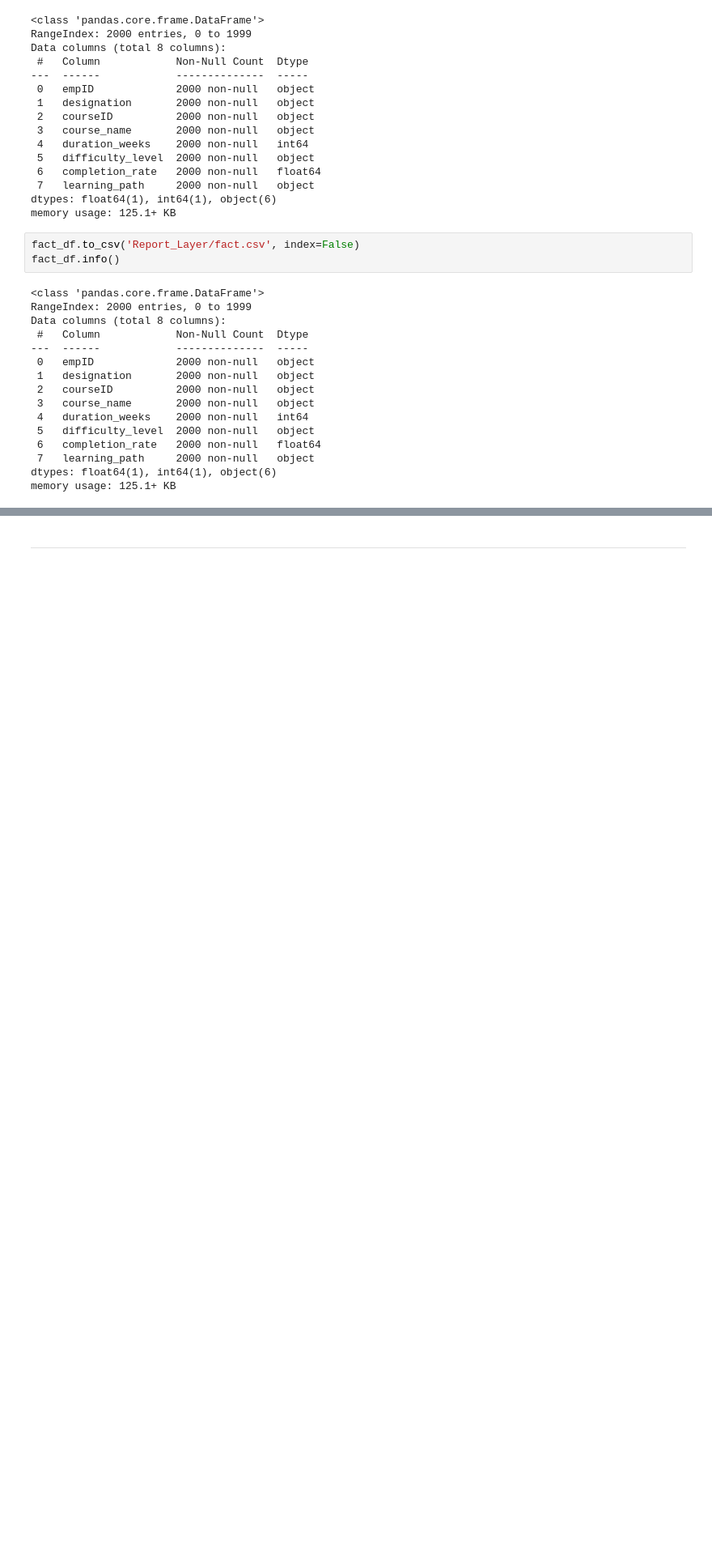
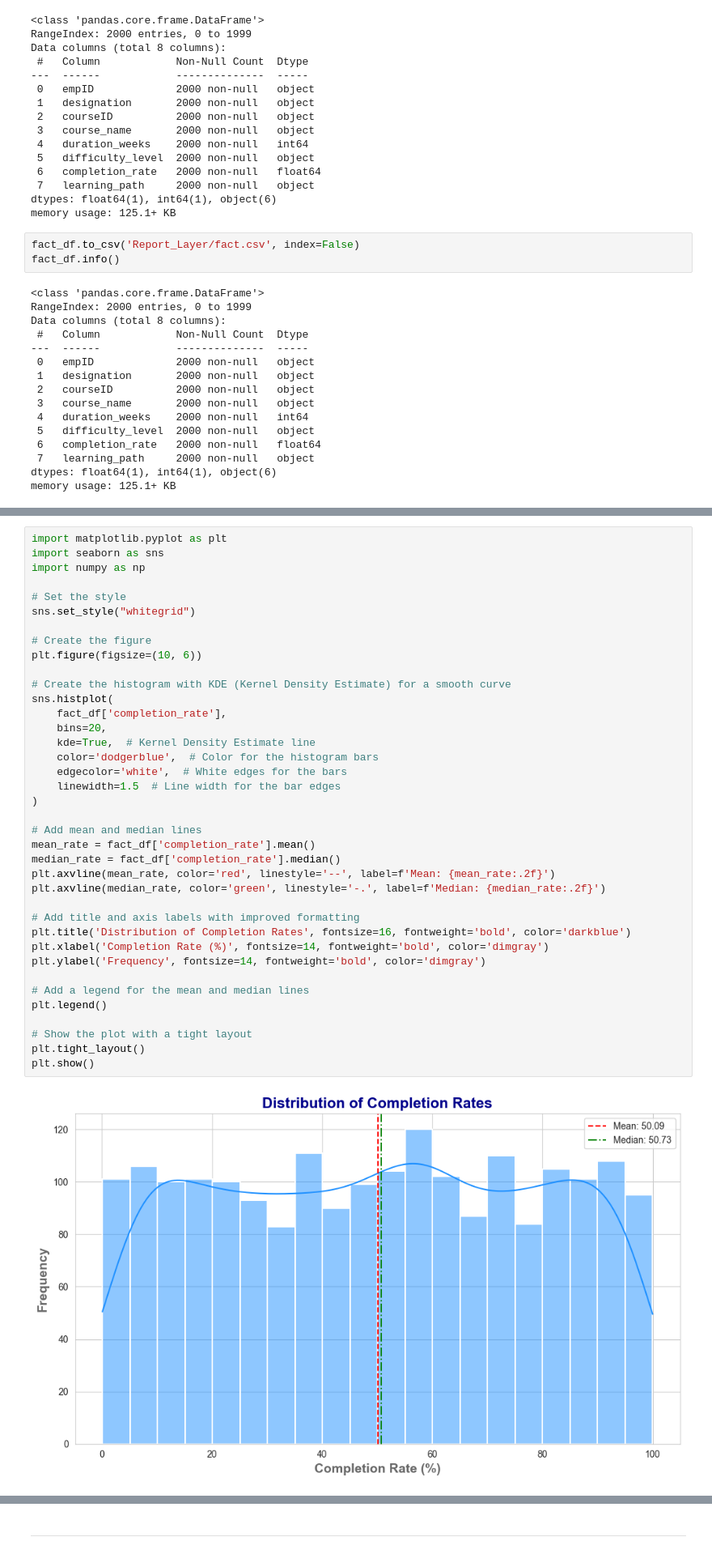
Before and after one commit to akhilch25/FinalProject_DE, a Jupyter notebook: DataEngineering/Script.ipynb, the cells around one changed output, grey strips where cells are left out. Shown: that part at 81% size. Saved outputs shown, nothing was run; the diff lists cells and outputs as text; blank space fills up the shorter version.

```diff
--- a/DataEngineering/Script.ipynb
+++ b/DataEngineering/Script.ipynb
@@ -326,0 +402,40 @@ memory usage: 125.1+ KB
+# %%
+import matplotlib.pyplot as plt
+import seaborn as sns
+import numpy as np
+
+# Set the style
+sns.set_style("whitegrid")
+
+# Create the figure
+plt.figure(figsize=(10, 6))
+
+# Create the histogram with KDE (Kernel Density Estimate) for a smooth curve
+sns.histplot(
+    fact_df['completion_rate'],
+    bins=20,
+    kde=True,  # Kernel Density Estimate line
+    color='dodgerblue',  # Color for the histogram bars
+    edgecolor='white',  # White edges for the bars
+    linewidth=1.5  # Line width for the bar edges
+)
+
+# Add mean and median lines
+mean_rate = fact_df['completion_rate'].mean()
+median_rate = fact_df['completion_rate'].median()
+plt.axvline(mean_rate, color='red', linestyle='--', label=f'Mean: {mean_rate:.2f}')
+plt.axvline(median_rate, color='green', linestyle='-.', label=f'Median: {median_rate:.2f}')
+
+# Add title and axis labels with improved formatting
+plt.title('Distribution of Completion Rates', fontsize=16, fontweight='bold', color='darkblue')
+plt.xlabel('Completion Rate (%)', fontsize=14, fontweight='bold', color='dimgray')
+plt.ylabel('Frequency', fontsize=14, fontweight='bold', color='dimgray')
+
+# Add a legend for the mean and median lines
+plt.legend()
+
+# Show the plot with a tight layout
+plt.tight_layout()
+plt.show()
+# %% [output]
+[figure, added]
```
Also changed, not shown: parts of 6 cells of this notebook, 1 other file.
